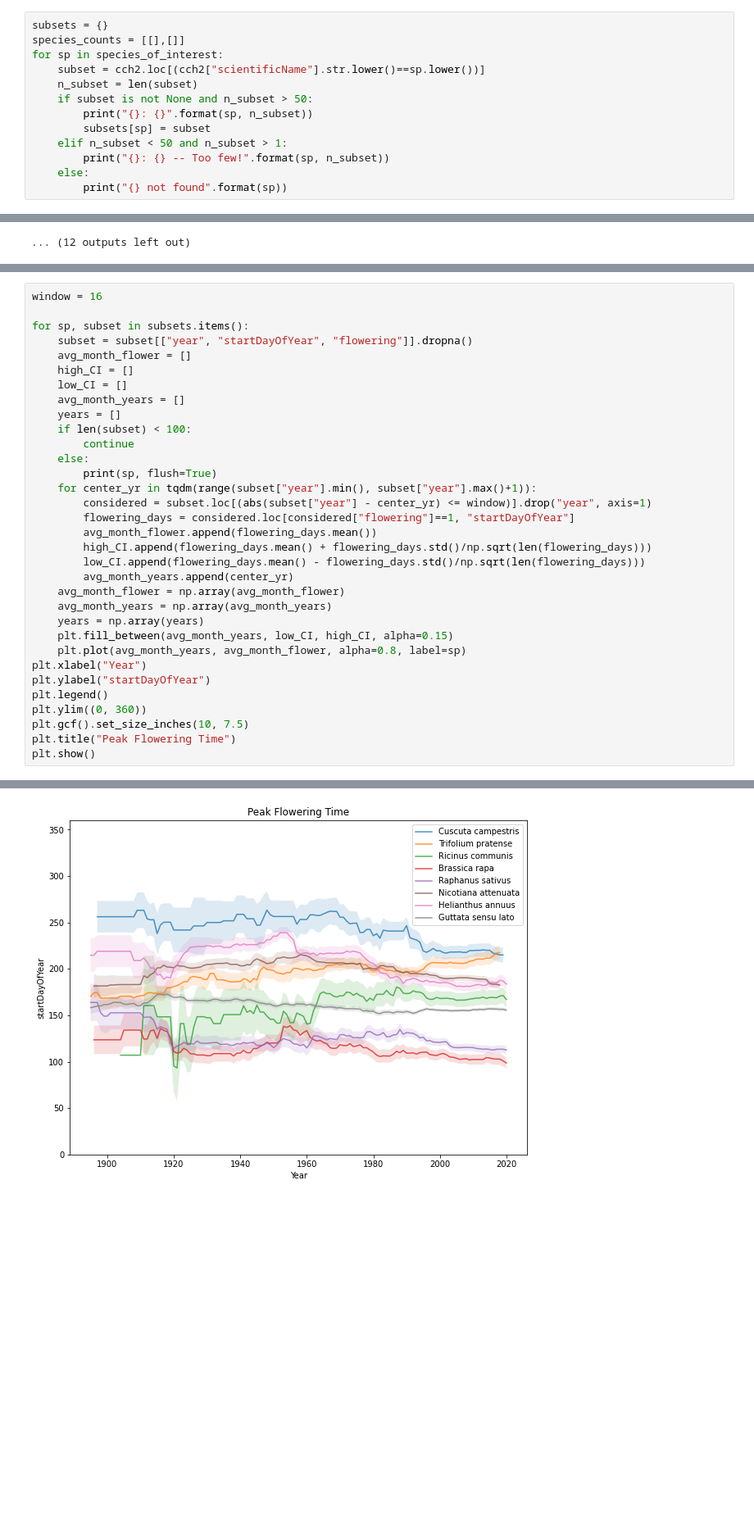
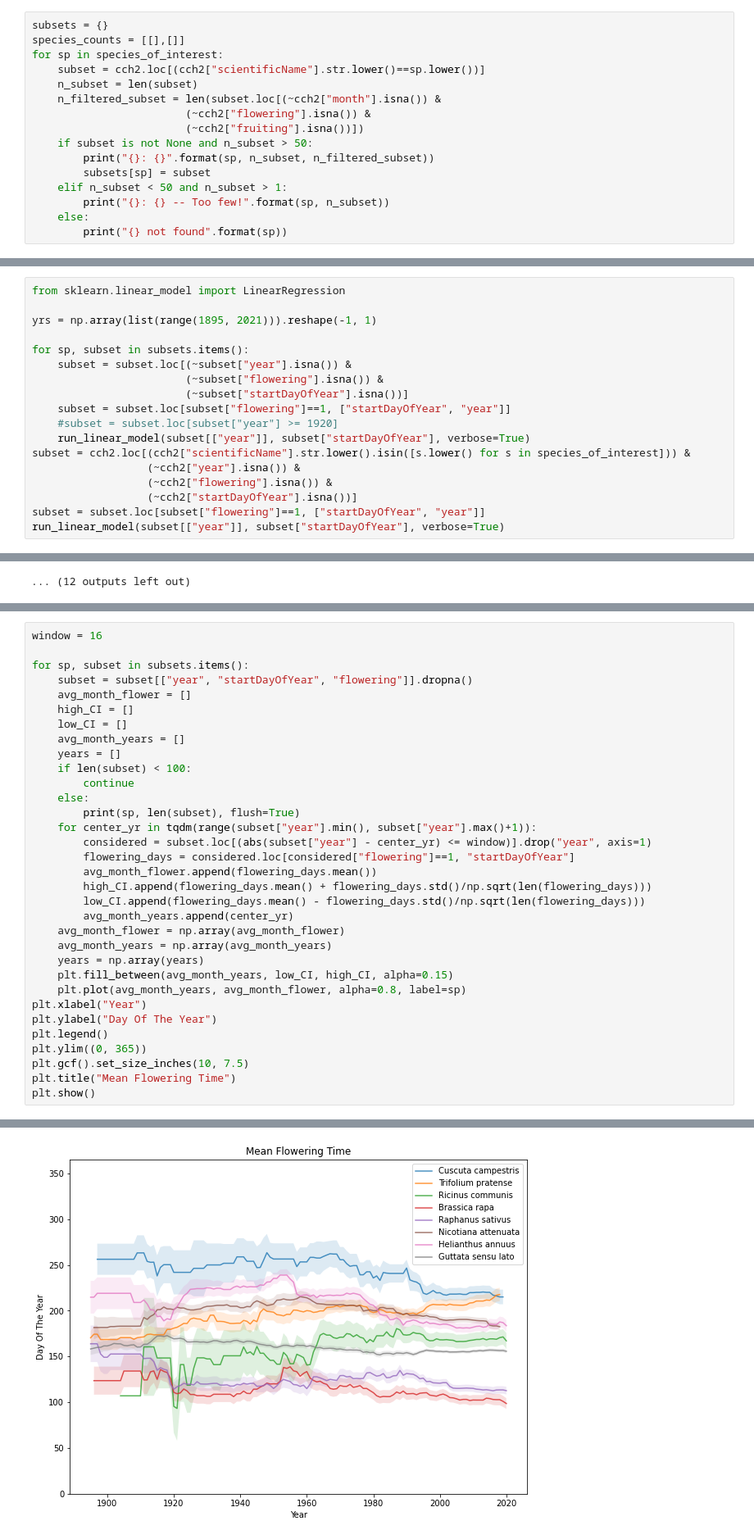
Before and after one commit to jackson-waschura/CSC488-Plant-Phenology, a Jupyter notebook: ChangeInPhenology.ipynb, the cells around one changed output, grey strips where cells are left out. Shown at 82% size. Drawn from its saved outputs; the diff is of its cells as text; blank space fills up the shorter version.

```diff
--- a/ChangeInPhenology.ipynb
+++ b/ChangeInPhenology.ipynb
@@ -26,8 +26,11 @@ species_counts = [[],[]]
 for sp in species_of_interest:
     subset = cch2.loc[(cch2["scientificName"].str.lower()==sp.lower())]
     n_subset = len(subset)
+    n_filtered_subset = len(subset.loc[(~cch2["month"].isna()) &
+                        (~cch2["flowering"].isna()) &
+                        (~cch2["fruiting"].isna())])
     if subset is not None and n_subset > 50:
-        print("{}: {}".format(sp, n_subset))
+        print("{}: {}".format(sp, n_subset, n_filtered_subset))
         subsets[sp] = subset
     elif n_subset < 50 and n_subset > 1:
         print("{}: {} -- Too few!".format(sp, n_subset))
@@ -53,0 +113,18 @@ dtype: int64
+# %%
+from sklearn.linear_model import LinearRegression
+
+yrs = np.array(list(range(1895, 2021))).reshape(-1, 1)
+
+for sp, subset in subsets.items():
+    subset = subset.loc[(~subset["year"].isna()) &
+                        (~subset["flowering"].isna()) &
+                        (~subset["startDayOfYear"].isna())]
+    subset = subset.loc[subset["flowering"]==1, ["startDayOfYear", "year"]]
+    #subset = subset.loc[subset["year"] >= 1920]
+    run_linear_model(subset[["year"]], subset["startDayOfYear"], verbose=True)
+subset = cch2.loc[(cch2["scientificName"].str.lower().isin([s.lower() for s in species_of_interest])) &
+                  (~cch2["year"].isna()) &
+                  (~cch2["flowering"].isna()) &
+                  (~cch2["startDayOfYear"].isna())]
+subset = subset.loc[subset["flowering"]==1, ["startDayOfYear", "year"]]
+run_linear_model(subset[["year"]], subset["startDayOfYear"], verbose=True)
@@ -136,7 +374,7 @@ for sp, subset in subsets.items():
     if len(subset) < 100:
         continue
     else:
-        print(sp, flush=True)
+        print(sp, len(subset), flush=True)
     for center_yr in tqdm(range(subset["year"].min(), subset["year"].max()+1)):
         considered = subset.loc[(abs(subset["year"] - center_yr) <= window)].drop("year", axis=1)
         flowering_days = considered.loc[considered["flowering"]==1, "startDayOfYear"]
@@ -150,10 +388,10 @@ for sp, subset in subsets.items():
     plt.fill_between(avg_month_years, low_CI, high_CI, alpha=0.15)
     plt.plot(avg_month_years, avg_month_flower, alpha=0.8, label=sp)
 plt.xlabel("Year")
-plt.ylabel("startDayOfYear")
+plt.ylabel("Day Of The Year")
 plt.legend()
-plt.ylim((0, 360))
+plt.ylim((0, 365))
 plt.gcf().set_size_inches(10, 7.5)
-plt.title("Peak Flowering Time")
+plt.title("Mean Flowering Time")
 plt.show()
 # %% [output]
@@ -168,4 +406,4 @@ Guttata sensu lato
-[figure, old version]
+[figure, new version]
 # %%
 window = 16
 climate_var = "ppt_spring"
```
Also changed, not shown: parts of 19 cells of this notebook, 3 other files.
